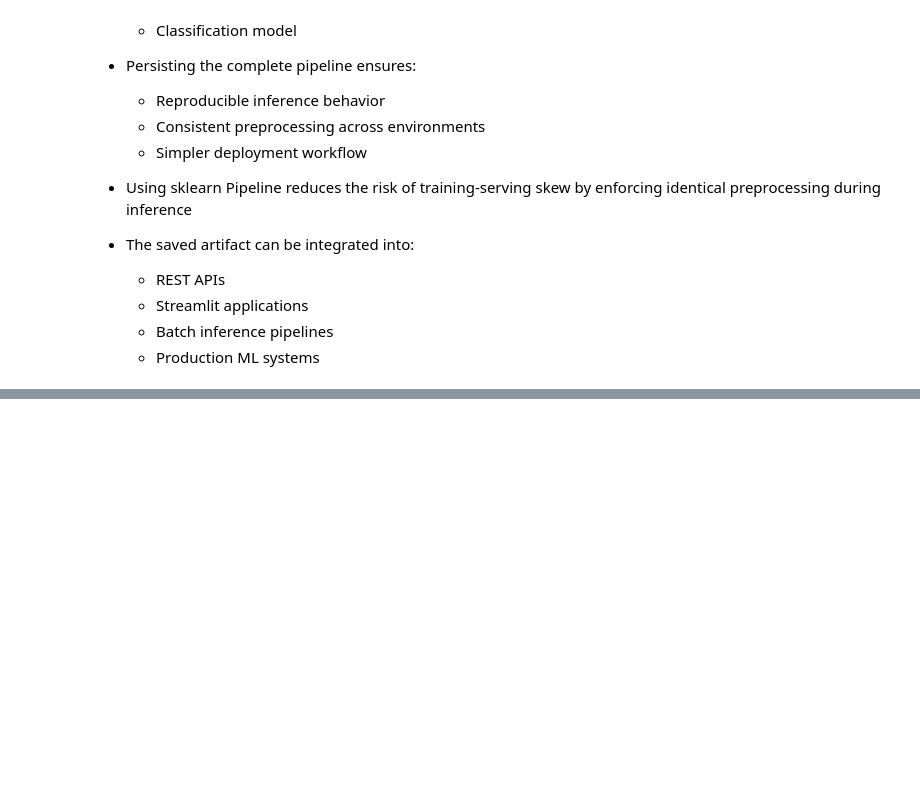
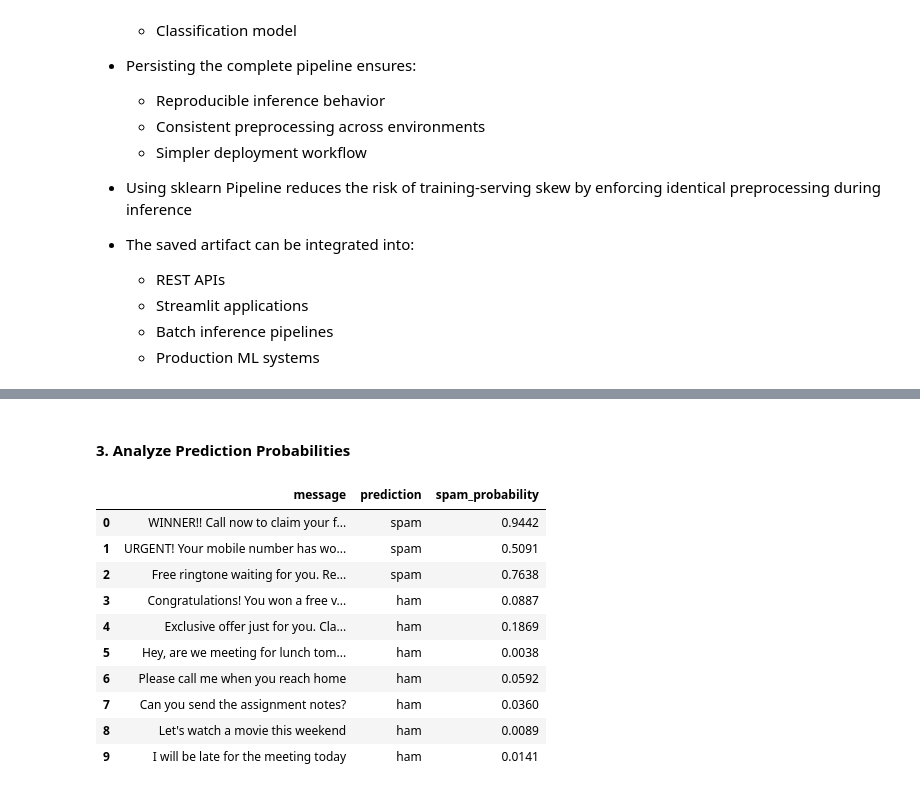
Before and after one commit to AmishaTiwari/nlp-playbook, a Jupyter notebook: notebooks/02_vectorization/bow_tfidf.ipynb, the cells around one changed output, grey strips where cells are left out. Saved outputs shown, nothing was run; the diff lists cells and outputs as text; code cells hidden in the pictures; blank space fills up the shorter version.

Commit message:
Evaluate saved pipeline on custom samples and analyze generalization behavior

```diff
--- a/notebooks/02_vectorization/bow_tfidf.ipynb
+++ b/notebooks/02_vectorization/bow_tfidf.ipynb
@@ -968,0 +972,19 @@ Spam Probability: 0.0056
+# %%
+# Custom samples representing both spam and ham messages
+custom_samples = [
+    # Spam-like samples
+    "WINNER!! Call now to claim your free prize",
+    "URGENT! Your mobile number has won cash reward",
+    "Free ringtone waiting for you. Reply now",
+    "Congratulations! You won a free vacation package",
+    "Exclusive offer just for you. Claim reward today",
+
+    # Ham-like samples
+    "Hey, are we meeting for lunch tomorrow?",
+    "Please call me when you reach home",
+    "Can you send the assignment notes?",
+    "Let's watch a movie this weekend",
+    "I will be late for the meeting today"
+]
+
+print(f"Total custom samples: {len(custom_samples)}")
@@ -968,0 +1000,17 @@ Spam Probability: 0.0056
+# %%
+# Run predictions
+predictions = loaded_model.predict(custom_samples)
+
+# Create results dataframe
+inference_df = pd.DataFrame({
+    "message": custom_samples,
+    "prediction": predictions
+})
+
+# Map predictions to labels
+inference_df["prediction"] = inference_df["prediction"].map({
+    0: "ham",
+    1: "spam"
+})
+
+display(inference_df)
@@ -968,0 +1034,22 @@ Spam Probability: 0.0056
+# %% [markdown]
+#### 3. Analyze Prediction Probabilities
+# %%
+# Spam probabilities
+spam_probabilities = loaded_model.predict_proba(custom_samples)[:, 1]
+
+# Add probabilities to dataframe
+inference_df["spam_probability"] = spam_probabilities.round(4)
+
+display(inference_df)
+# %% [output]
+|  | message | prediction | spam_probability |
+| 0 | WINNER!! Call now to claim your f... | spam | 0.9442 |
+| 1 | URGENT! Your mobile number has wo... | spam | 0.5091 |
+| 2 | Free ringtone waiting for you. Re... | spam | 0.7638 |
+| 3 | Congratulations! You won a free v... | ham | 0.0887 |
+| 4 | Exclusive offer just for you. Cla... | ham | 0.1869 |
+| 5 | Hey, are we meeting for lunch tom... | ham | 0.0038 |
+| 6 | Please call me when you reach home | ham | 0.0592 |
+| 7 | Can you send the assignment notes? | ham | 0.0360 |
+| 8 | Let's watch a movie this weekend | ham | 0.0089 |
+| 9 | I will be late for the meeting today | ham | 0.0141 |
```
Also changed, not shown: parts of 13 cells of this notebook.
